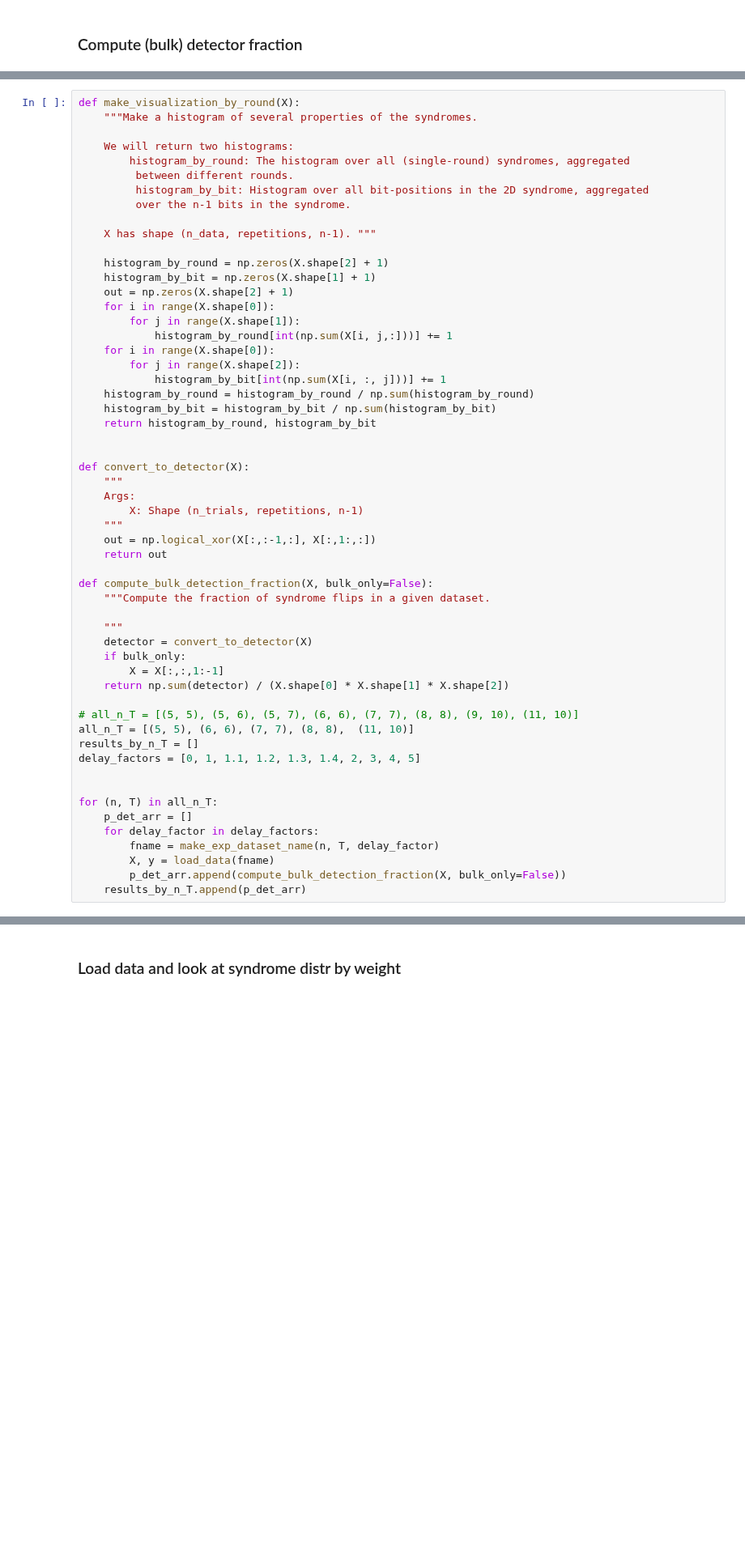
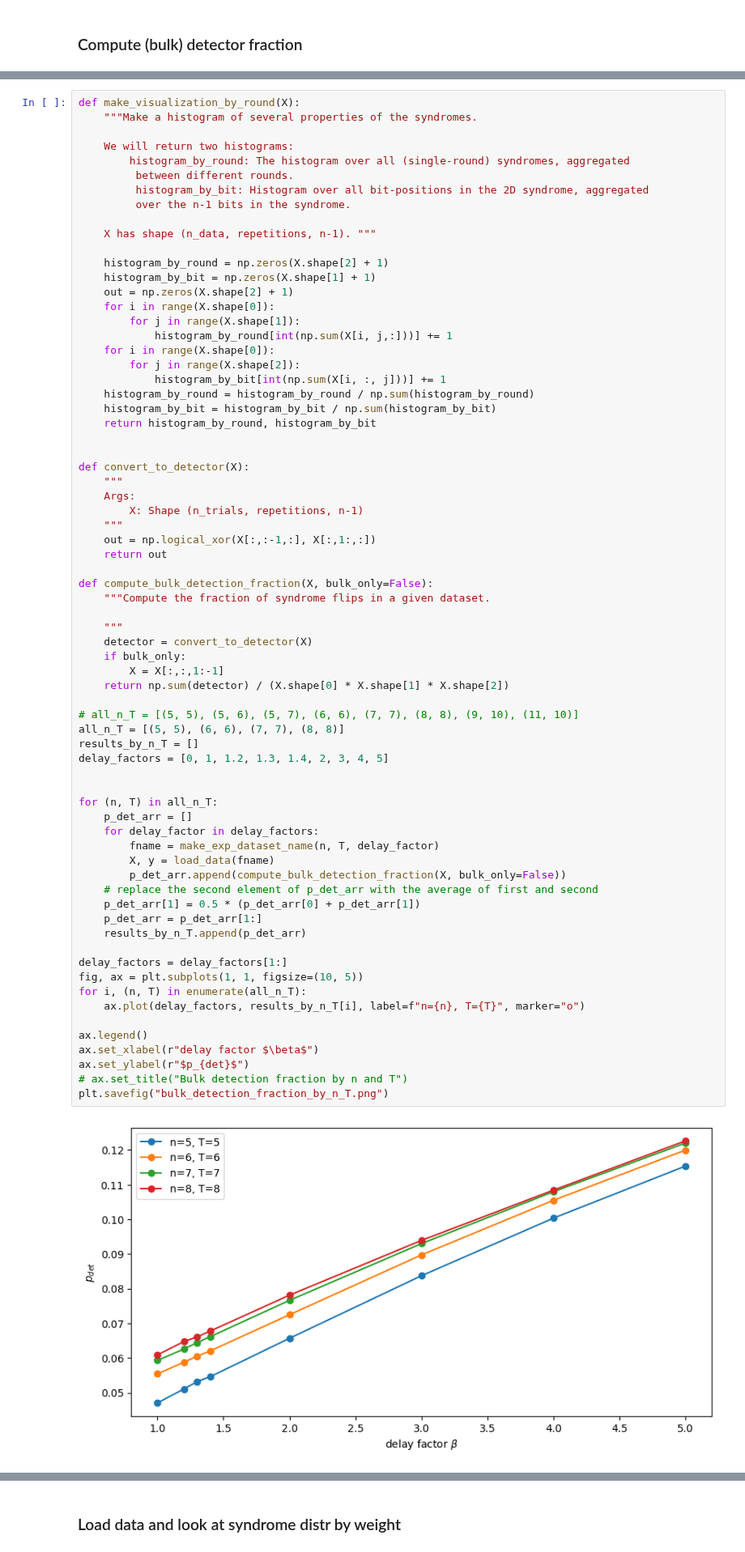
Before and after one commit to peterse/mldec, a Jupyter notebook: src/mldec/hardware/analyze_data_v2.ipynb, the cells around one changed output, grey strips where cells are left out. Shown at 81% size. Saved outputs shown, nothing was run; the diff lists cells and outputs as text; blank space fills up the shorter version.

```diff
--- a/src/mldec/hardware/analyze_data_v2.ipynb
+++ b/src/mldec/hardware/analyze_data_v2.ipynb
@@ -36,32 +38,48 @@ def make_visualization_by_round(X):
 
 
 def convert_to_detector(X):
     """
     Args:
         X: Shape (n_trials, repetitions, n-1)
     """
     out = np.logical_xor(X[:,:-1,:], X[:,1:,:])
     return out
 
 def compute_bulk_detection_fraction(X, bulk_only=False):
     """Compute the fraction of syndrome flips in a given dataset.
 
     """
     detector = convert_to_detector(X)
     if bulk_only:
         X = X[:,:,1:-1]
     return np.sum(detector) / (X.shape[0] * X.shape[1] * X.shape[2])
 
 # all_n_T = [(5, 5), (5, 6), (5, 7), (6, 6), (7, 7), (8, 8), (9, 10), (11, 10)]
-all_n_T = [(5, 5), (6, 6), (7, 7), (8, 8),  (11, 10)]
+all_n_T = [(5, 5), (6, 6), (7, 7), (8, 8)]
 results_by_n_T = []
-delay_factors = [0, 1, 1.1, 1.2, 1.3, 1.4, 2, 3, 4, 5]
+delay_factors = [0, 1, 1.2, 1.3, 1.4, 2, 3, 4, 5]
 
 
 for (n, T) in all_n_T:
     p_det_arr = []
     for delay_factor in delay_factors:
         fname = make_exp_dataset_name(n, T, delay_factor)
         X, y = load_data(fname)
         p_det_arr.append(compute_bulk_detection_fraction(X, bulk_only=False))
+    # replace the second element of p_det_arr with the average of first and second
+    p_det_arr[1] = 0.5 * (p_det_arr[0] + p_det_arr[1])
+    p_det_arr = p_det_arr[1:]
     results_by_n_T.append(p_det_arr)
+
+delay_factors = delay_factors[1:]
+fig, ax = plt.subplots(1, 1, figsize=(10, 5))
+for i, (n, T) in enumerate(all_n_T):
+    ax.plot(delay_factors, results_by_n_T[i], label=f"n={n}, T={T}", marker="o")
+
+ax.legend()
+ax.set_xlabel(r"delay factor $\beta$")
+ax.set_ylabel(r"$p_{det}$")
+# ax.set_title("Bulk detection fraction by n and T")
+plt.savefig("bulk_detection_fraction_by_n_T.png")
+# %% [output]
+[figure, added]
```
Also changed, not shown: parts of 5 cells of this notebook.
